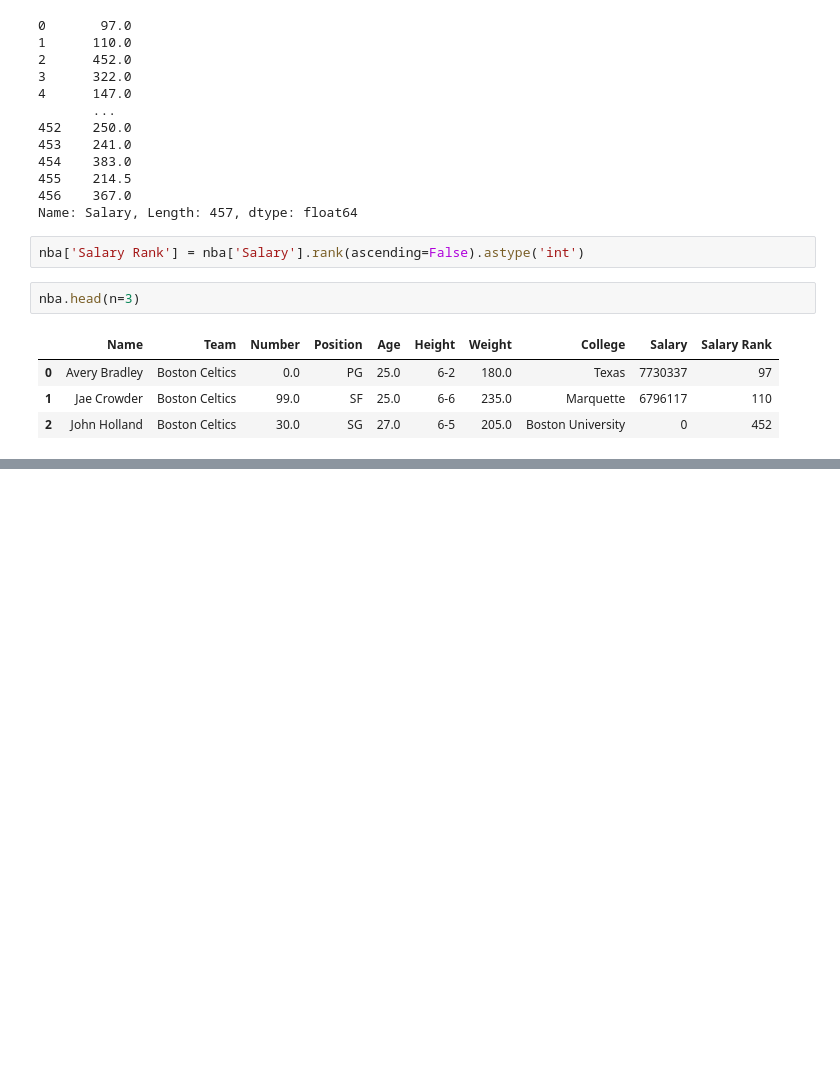
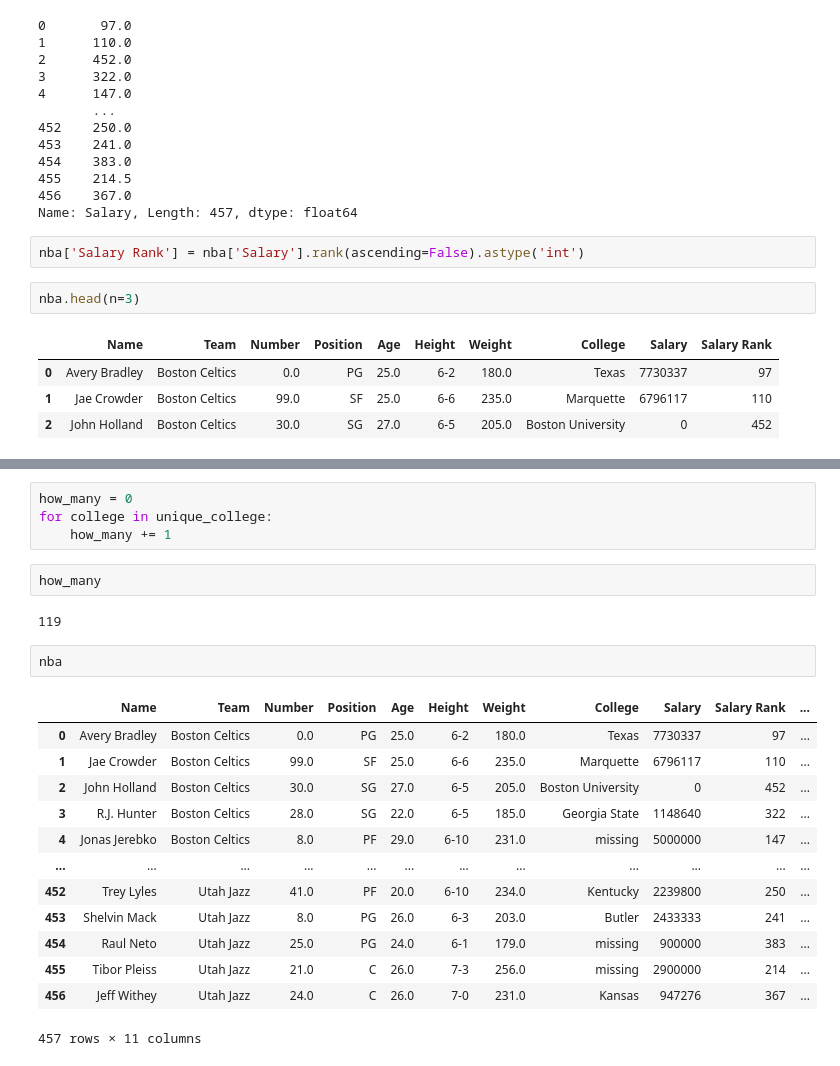
Before and after one commit to TomaszBury/Data-Analysis-with-Pandas-and-Python, a Jupyter notebook: Section_04/92.ipynb, the cells around one changed output, grey strips where cells are left out. Saved outputs shown, nothing was run; the diff lists cells and outputs as text; blank space fills up the shorter version.

```diff
--- a/Section_04/92.ipynb
+++ b/Section_04/92.ipynb
@@ -104,0 +204,24 @@ nba.sort_values(by='Salary',ascending=False).tail(n=15)
+# %%
+how_many = 0
+for college in unique_college:
+    how_many += 1
+# %%
+how_many
+# %% [output]
+119
+# %%
+nba
+# %% [output]
+|  | Name | Team | Number | Position | Age | Height | Weight | College | Salary | Salary Rank | ... |
+| 0 | Avery Bradley | Boston Celtics | 0.0 | PG | 25.0 | 6-2 | 180.0 | Texas | 7730337 | 97 | ... |
+| 1 | Jae Crowder | Boston Celtics | 99.0 | SF | 25.0 | 6-6 | 235.0 | Marquette | 6796117 | 110 | ... |
+| 2 | John Holland | Boston Celtics | 30.0 | SG | 27.0 | 6-5 | 205.0 | Boston University | 0 | 452 | ... |
+| 3 | R.J. Hunter | Boston Celtics | 28.0 | SG | 22.0 | 6-5 | 185.0 | Georgia State | 1148640 | 322 | ... |
+| 4 | Jonas Jerebko | Boston Celtics | 8.0 | PF | 29.0 | 6-10 | 231.0 | missing | 5000000 | 147 | ... |
+| ... | ... | ... | ... | ... | ... | ... | ... | ... | ... | ... | ... |
+| 452 | Trey Lyles | Utah Jazz | 41.0 | PF | 20.0 | 6-10 | 234.0 | Kentucky | 2239800 | 250 | ... |
+| 453 | Shelvin Mack | Utah Jazz | 8.0 | PG | 26.0 | 6-3 | 203.0 | Butler | 2433333 | 241 | ... |
+| 454 | Raul Neto | Utah Jazz | 25.0 | PG | 24.0 | 6-1 | 179.0 | missing | 900000 | 383 | ... |
+| 455 | Tibor Pleiss | Utah Jazz | 21.0 | C | 26.0 | 7-3 | 256.0 | missing | 2900000 | 214 | ... |
+| 456 | Jeff Withey | Utah Jazz | 24.0 | C | 26.0 | 7-0 | 231.0 | Kansas | 947276 | 367 | ... |
+457 rows × 11 columns
```
Also changed, not shown: parts of 22 cells of this notebook.
